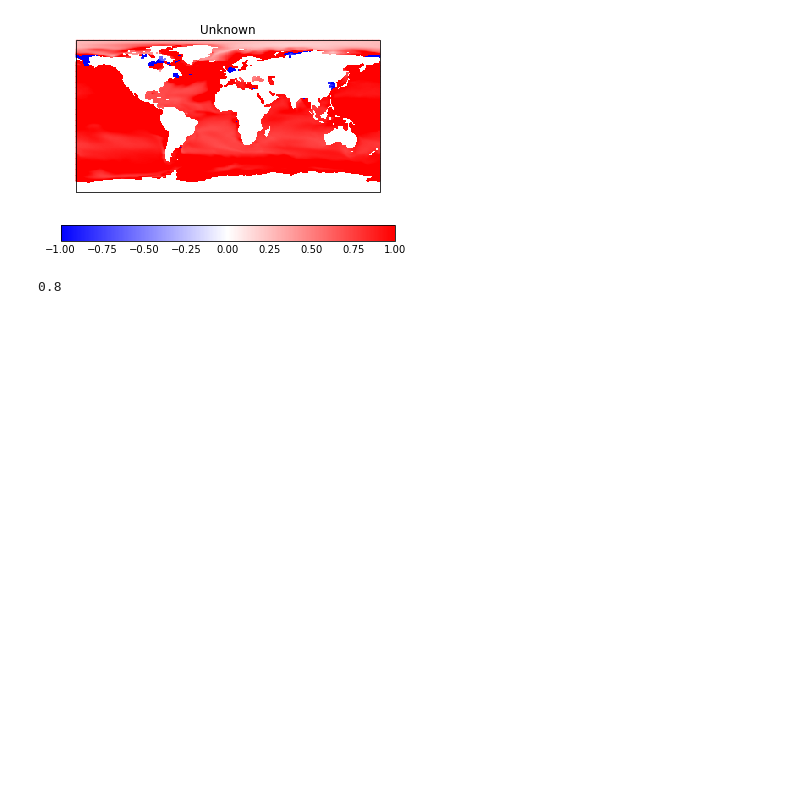
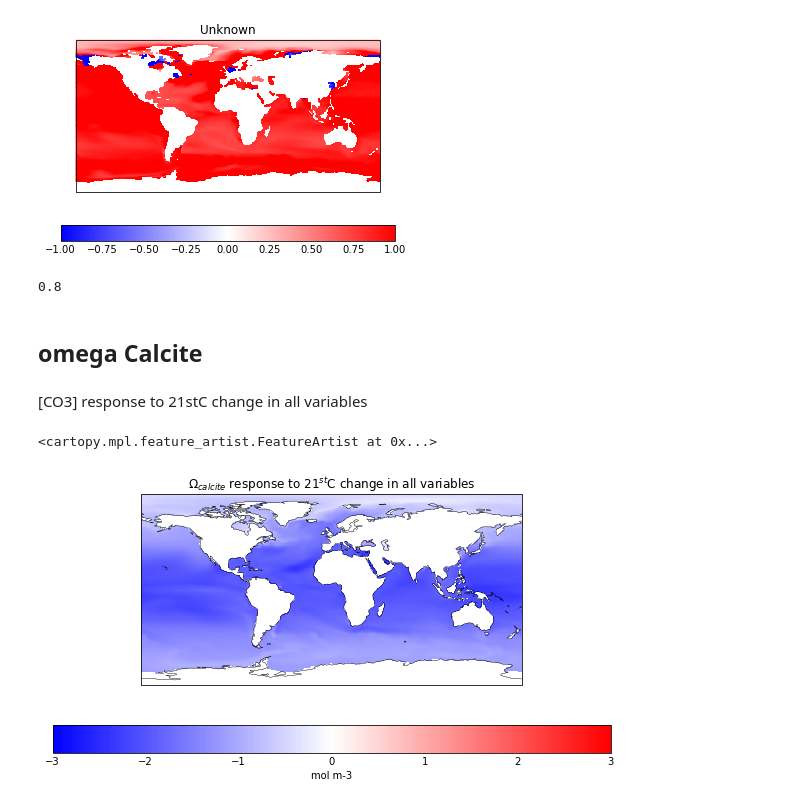
Before and after one commit to PaulHalloran/Jupiter_notebooks_halloran, a Jupyter notebook: global_PminusE_alkalinit_driven_DIC.ipynb, the cells around one changed output. Cells and saved outputs as stored; diff of their text form; code cells hidden in the pictures; blank space fills up the shorter version.

```diff
--- a/global_PminusE_alkalinit_driven_DIC.ipynb
+++ b/global_PminusE_alkalinit_driven_DIC.ipynb
@@ -831,3 +867,26 @@ qplt.pcolormesh((DIC_change_all_factors - DIC_change_just_alk_and_sal_change)/ch
 160/200
 # %% [output]
 0.8
+# %% [markdown]
+## omega Calcite
+# %% [markdown]
+[CO3] response to 21stC change in all variables
+# %%
+variable = 'OmegaCAout'
+# variable = 'CO3out'
+c_CO3_data_out = np.reshape(CO2dict[variable],np.shape(c_talk_data))
+c_CO3_out = c_dissic.copy()
+c_CO3_out.data = c_CO3_data_out
+
+CO3_change_atm_co2_and_temp = c_CO3_out[-20::].collapsed('time',iris.analysis.MEAN) - c_CO3_out[0:20].collapsed('time',iris.analysis.MEAN)
+CO3_change_atm_co2_and_temp.data.mask = np.logical_not((np.isfinite(DIC_change_all_factors_seawater_pco2.data))).data
+
+plt.figure(figsize=(10,5))
+qplt.pcolormesh(CO3_change_atm_co2_and_temp,cmap='bwr',vmin=-3,vmax=3)
+plt.title('$\Omega_{calcite}$ response to 21$^{st}$C change in all variables')
+plt.gca().coastlines(lw=0.25)
+plt.savefig('/Users/ph290/Downloads/OA_all_vars.png',dpi=600)
+plt.gca().coastlines(lw=0.25)
+# %% [output]
+<cartopy.mpl.feature_artist.FeatureArtist at 0x...>
+[figure, added]
```
Also changed, not shown: parts of 10 cells of this notebook, 1 other file.
